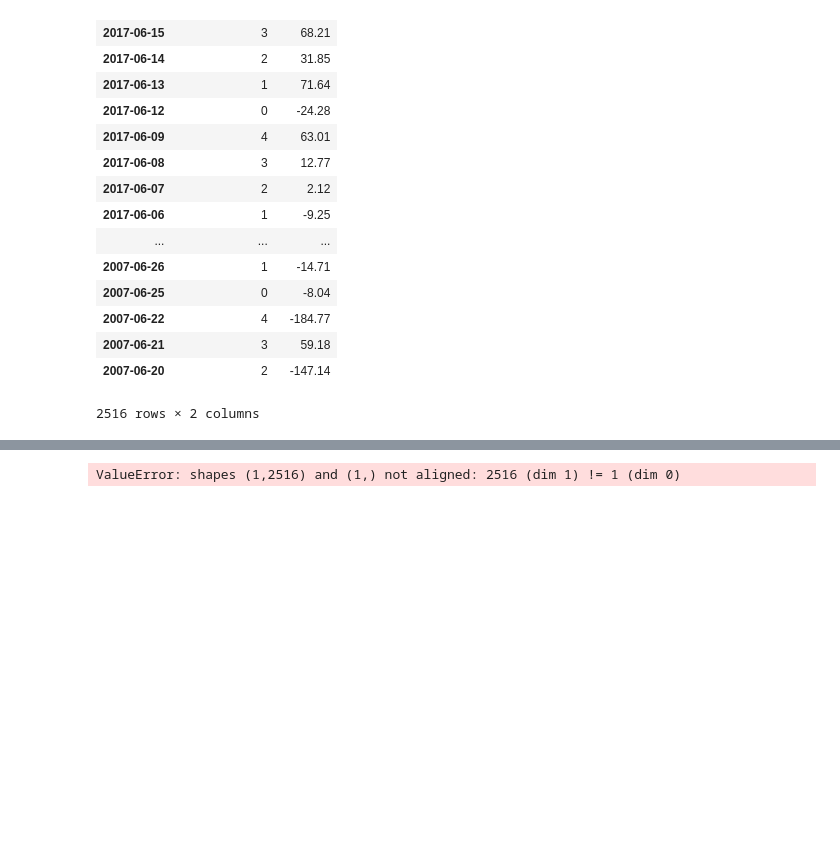
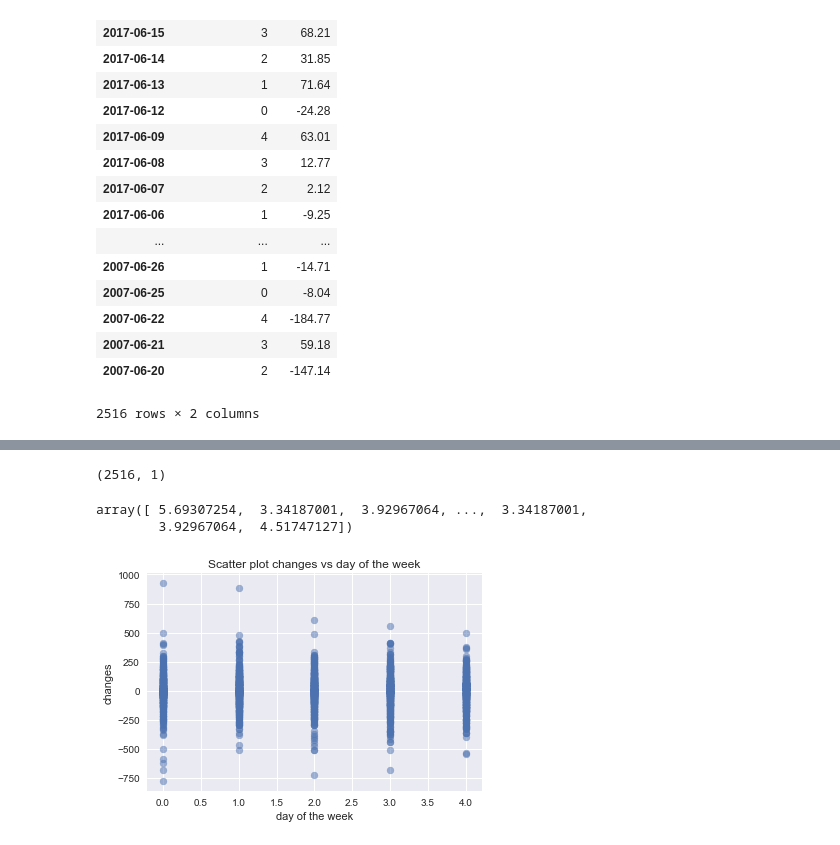
Before and after one commit to cmycherry/springboard, a Jupyter notebook: stock-prices/djiapredict.ipynb, the cells around one changed output, grey strips where cells are left out. Saved outputs shown, nothing was run; the diff lists cells and outputs as text; code cells hidden in the pictures; blank space fills up the shorter version.

Commit message:
Adding codes on comparing Dow Jones Average Index changes vs day of the week

```diff
--- a/stock-prices/djiapredict.ipynb
+++ b/stock-prices/djiapredict.ipynb
@@ -387,6 +387,16 @@ SGDRegressor(alpha=0.0001, average=False, epsilon=0.1, eta0=0.01,
        loss='squared_loss', n_iter=5, penalty='l2', power_t=0.25,
        random_state=None, shuffle=True, verbose=2, warm_start=False)
 # %%
-predictions2 = sgd2.predict(df4['day of the week'])
+df4['day of the week'].reshape(-1,1).shape
 # %% [output]
-ValueError: shapes (1,2516) and (1,) not aligned: 2516 (dim 1) != 1 (dim 0)
+(2516, 1)
+# %%
+#predictions2 = sgd2.predict(df4['day of the week'])
+#predictions2 = sgd2.predict(df4['day of the week'].reshape(1,-1))
+#predictions2 = sgd2.predict(df4['day of the week'].reshape(-1,1))
+predictions2 = sgd2.predict(df4['day of the week'].values.reshape(-1,1))
+#predictions2.shape
+predictions2
+# %% [output]
+array([ 5.69307254,  3.34187001,  3.92967064, ...,  3.34187001,
+        3.92967064,  4.51747127])
@@ -393,2 +409,11 @@ ValueError: shapes (1,2516) and (1,) not aligned: 2516 (dim 1) != 1 (dim 0)
+# %%
+#Scatter plots of changes vs day of the week
+plt.scatter(df['day of the week'], df['changes'], alpha=0.5)
+plt.title('Scatter plot changes vs day of the week')
+plt.xlabel('day of the week')
+plt.ylabel('changes')
+plt.show()
+# %% [output]
+[figure, added]
 # %%
 # Add something else to the model
```
Also changed, not shown: parts of 12 cells of this notebook, 3 other files.
